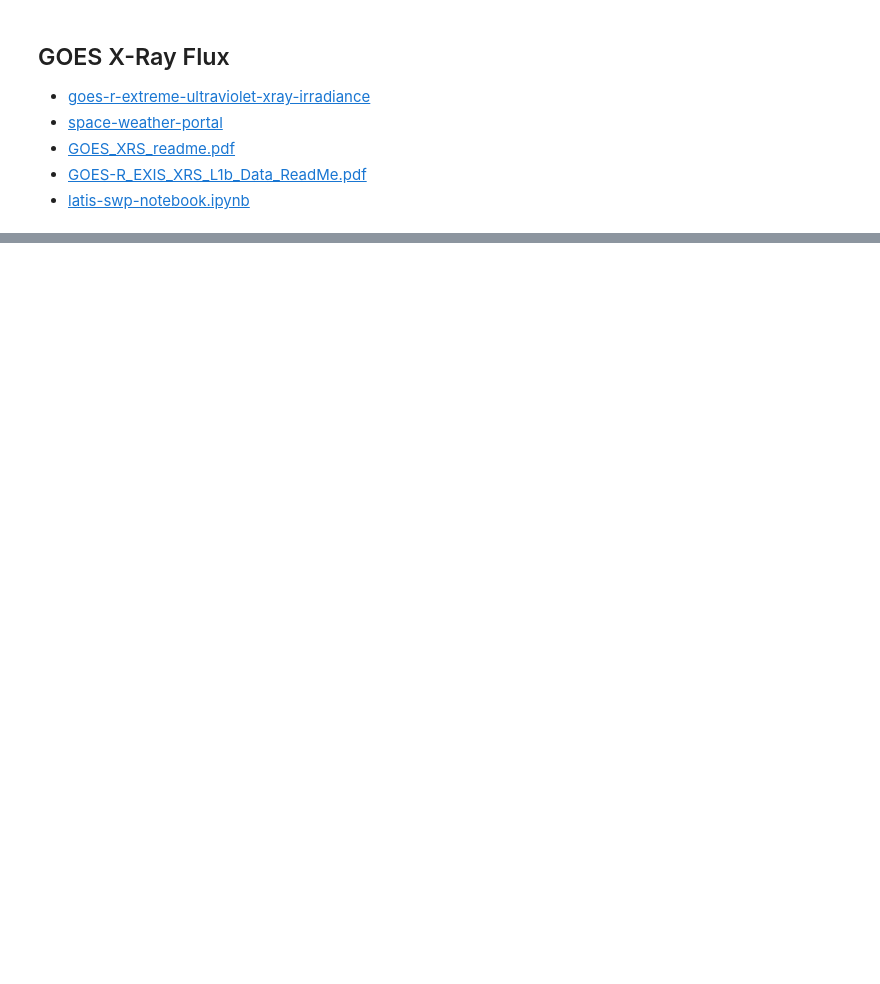
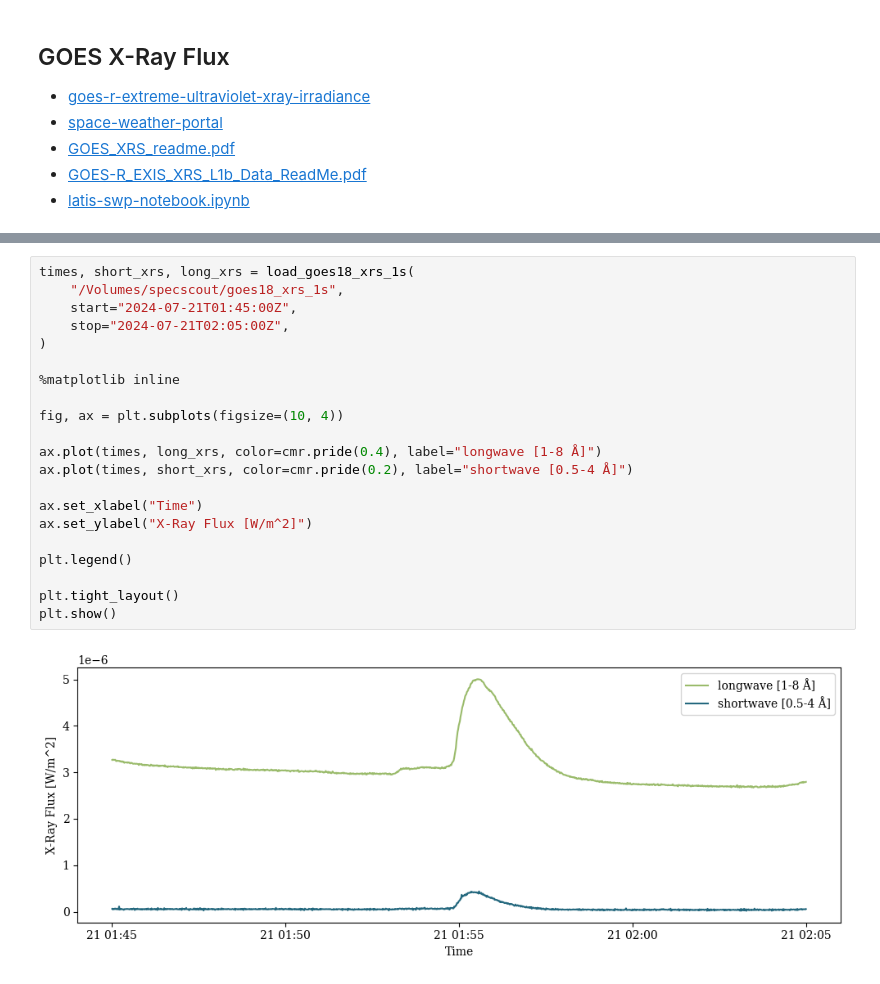
Before and after one commit to amanchokshi/specscout, a Jupyter notebook: notebooks/specscout_processing.ipynb, the cells around one changed output, grey strips where cells are left out. Drawn from its saved outputs; the diff is of its cells as text; blank space fills up the shorter version.

```diff
--- a/notebooks/specscout_processing.ipynb
+++ b/notebooks/specscout_processing.ipynb
@@ -329,0 +551,23 @@ plt.show()
+# %%
+times, short_xrs, long_xrs = load_goes18_xrs_1s(
+    "/Volumes/specscout/goes18_xrs_1s",
+    start="2024-07-21T01:45:00Z",
+    stop="2024-07-21T02:05:00Z",
+)
+
+%matplotlib inline
+
+fig, ax = plt.subplots(figsize=(10, 4))
+
+ax.plot(times, long_xrs, color=cmr.pride(0.4), label="longwave [1-8 Å]")
+ax.plot(times, short_xrs, color=cmr.pride(0.2), label="shortwave [0.5-4 Å]")
+
+ax.set_xlabel("Time")
+ax.set_ylabel("X-Ray Flux [W/m^2]")
+
+plt.legend()
+
+plt.tight_layout()
+plt.show()
+# %% [output]
+[figure, added]
```
Also changed, not shown: parts of 21 cells of this notebook.
